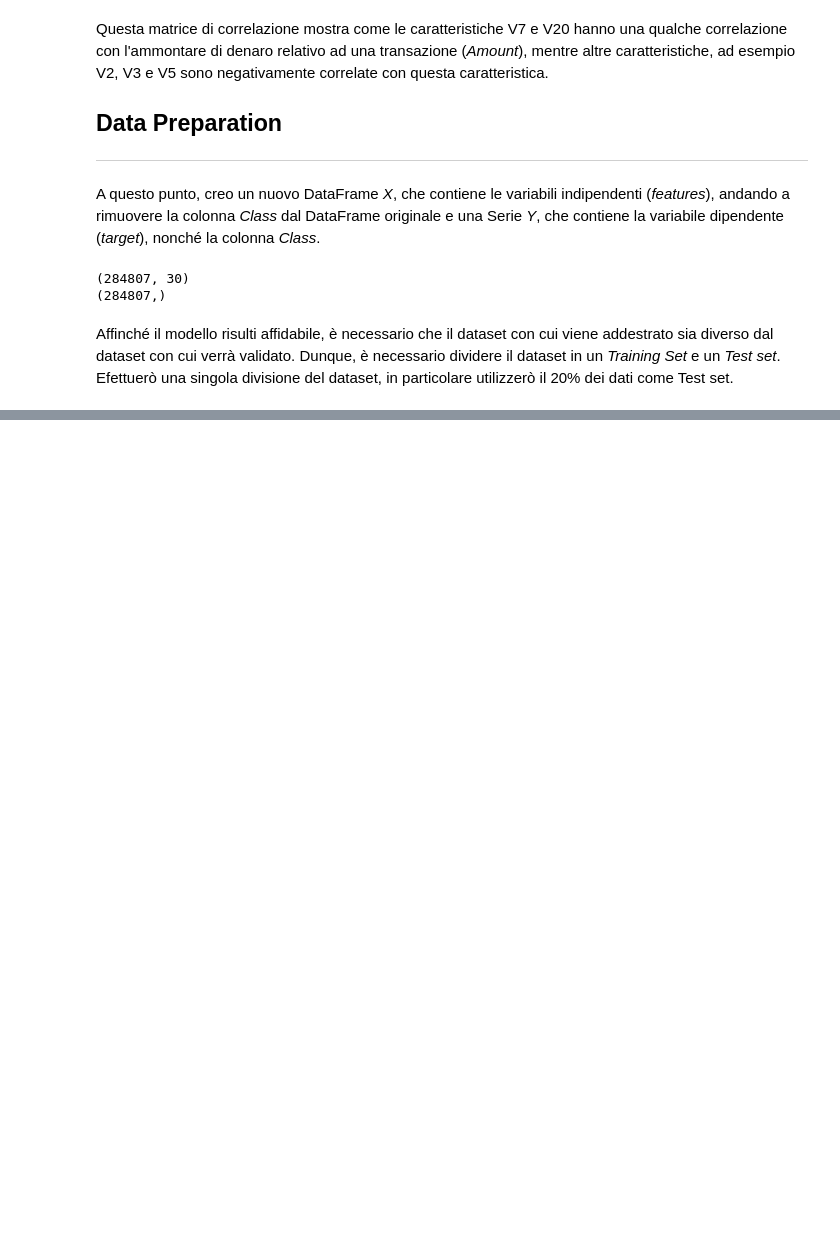
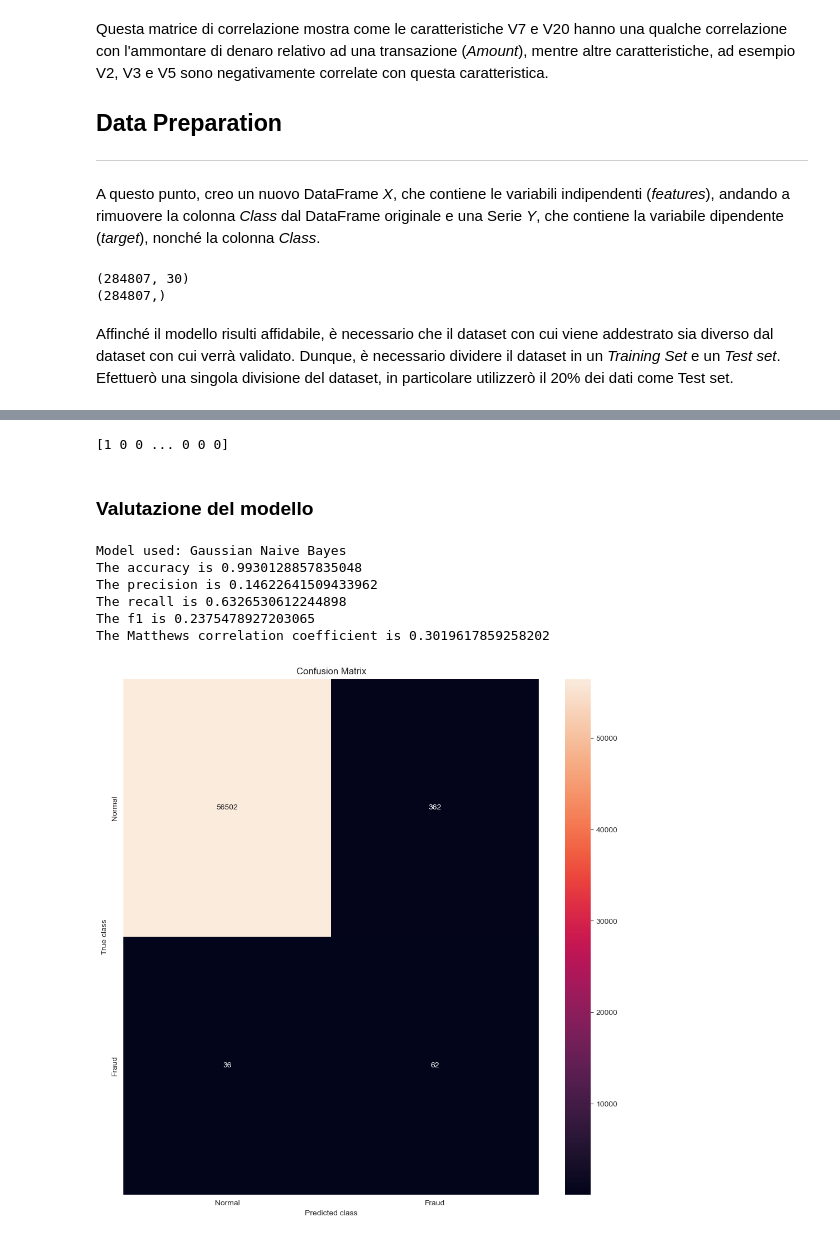
Before and after one commit to marcosantoriello/CCFDetector, a Jupyter notebook: CreditCardFraudDetector.ipynb, the cells around one changed output, grey strips where cells are left out. Cells and saved outputs as stored; diff of their text form; code cells hidden in the pictures; blank space fills up the shorter version.

Commit message:
Costruzione e valutazione del classificatore usando Naive Bayes Gaussiano

```diff
--- a/CreditCardFraudDetector.ipynb
+++ b/CreditCardFraudDetector.ipynb
@@ -125,0 +130,58 @@ X_train, X_test, y_train, y_test = train_test_split(
+# %%
+from sklearn.naive_bayes import GaussianNB
+model = GaussianNB()
+
+# Model training
+model.fit(X_train, y_train)
+
+# Predict Output
+predicted = model.predict(X_test)
+print(predicted)
+# %% [output]
+[1 0 0 ... 0 0 0]
+# %% [markdown]
+### Valutazione del modello
+# %%
+# Classifier Evaluation
+from sklearn.metrics import classification_report, accuracy_score
+from sklearn.metrics import precision_score, recall_score
+from sklearn.metrics import f1_score, matthews_corrcoef
+from sklearn.metrics import confusion_matrix
+
+print("Model used: Gaussian Naive Bayes")
+n_outliers = len(fraud)
+n_errors = (predicted != y_test).sum()
+
+accuracy = accuracy_score(y_test, predicted)
+print("The accuracy is {}".format(accuracy))
+
+precision = precision_score(y_test, predicted)
+print("The precision is {}".format(precision))
+
+recall = recall_score(y_test, predicted)
+print("The recall is {}".format(recall))
+
+f1 = f1_score(y_test, predicted)
+print("The f1 is {}".format(f1))
+
+MCC = matthews_corrcoef(y_test, predicted)
+print("The Matthews correlation coefficient is {}".format(MCC))
+# %% [output]
+Model used: Gaussian Naive Bayes
+The accuracy is 0.9930128857835048
+The precision is 0.14622641509433962
+The recall is 0.6326530612244898
+The f1 is 0.2375478927203065
+The Matthews correlation coefficient is 0.3019617859258202
+# %%
+# Visualizing the Confusion Matrix
+LABELS = ['Normal', 'Fraud']
+confusion = confusion_matrix(y_test, predicted)
+plt.figure(figsize=(12, 12))
+sns.heatmap(confusion, xticklabels=LABELS, yticklabels=LABELS, annot=True, fmt='d');
+plt.title('Confusion Matrix')
+plt.ylabel('True class')
+plt.xlabel('Predicted class')
+plt.show()
+# %% [output]
+[figure, added]
```
Also changed, not shown: parts of 1 cell of this notebook.
